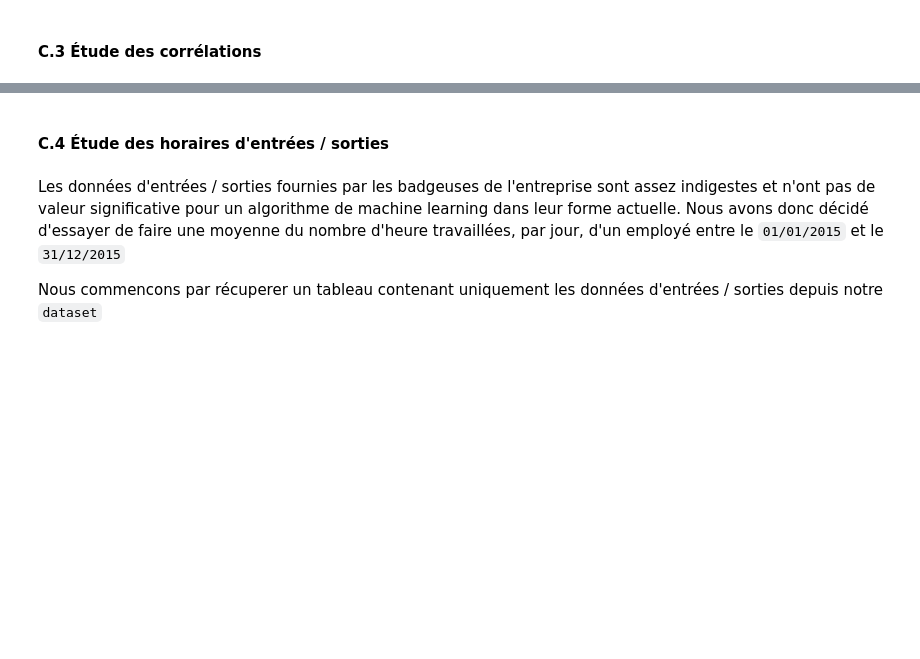
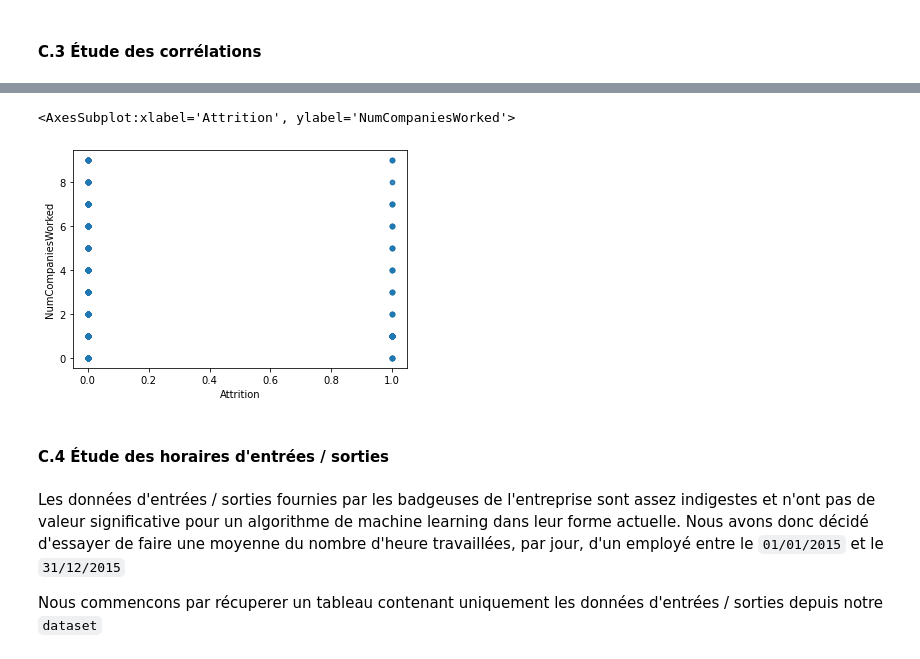
Before and after one commit to Ugo-Girard-Tissier/Projet-IA, a Jupyter notebook: Projet IA.ipynb, the cells around one changed output, grey strips where cells are left out. Cells and saved outputs as stored; diff of their text form; code cells hidden in the pictures; blank space fills up the shorter version.

```diff
--- a/Projet IA.ipynb
+++ b/Projet IA.ipynb
@@ -279,3 +337,9 @@ memory usage: 826.9+ KB
+# %%
+dataset_without_in_out.plot(kind="scatter", x="Attrition", y="NumCompaniesWorked",
+             alpha=0.1)
+# %% [output]
+<AxesSubplot:xlabel='Attrition', ylabel='NumCompaniesWorked'>
+[figure, added]
 # %% [markdown]
 #### C.4 Étude des horaires d'entrées / sorties
 # %% [markdown]
```
Also changed, not shown: parts of 11 cells of this notebook.
